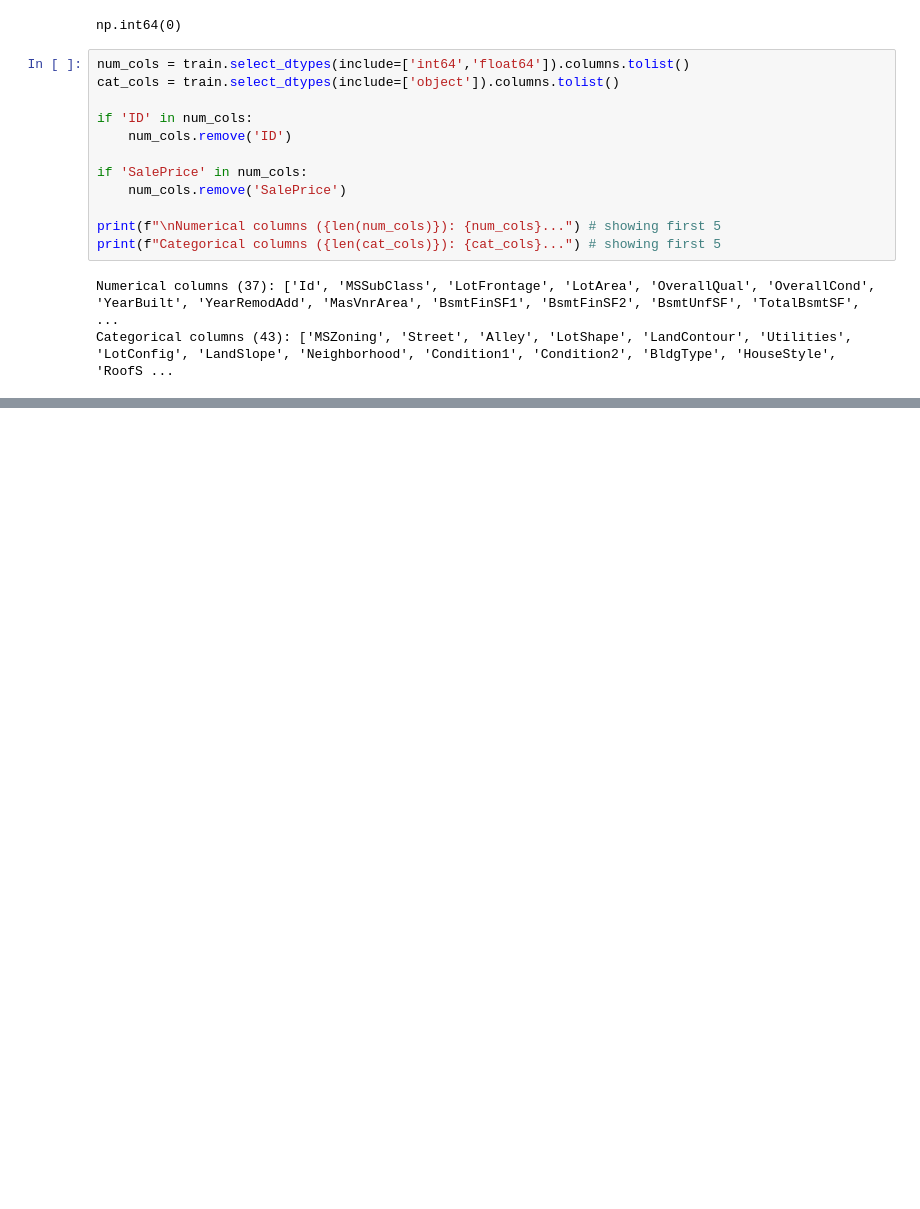
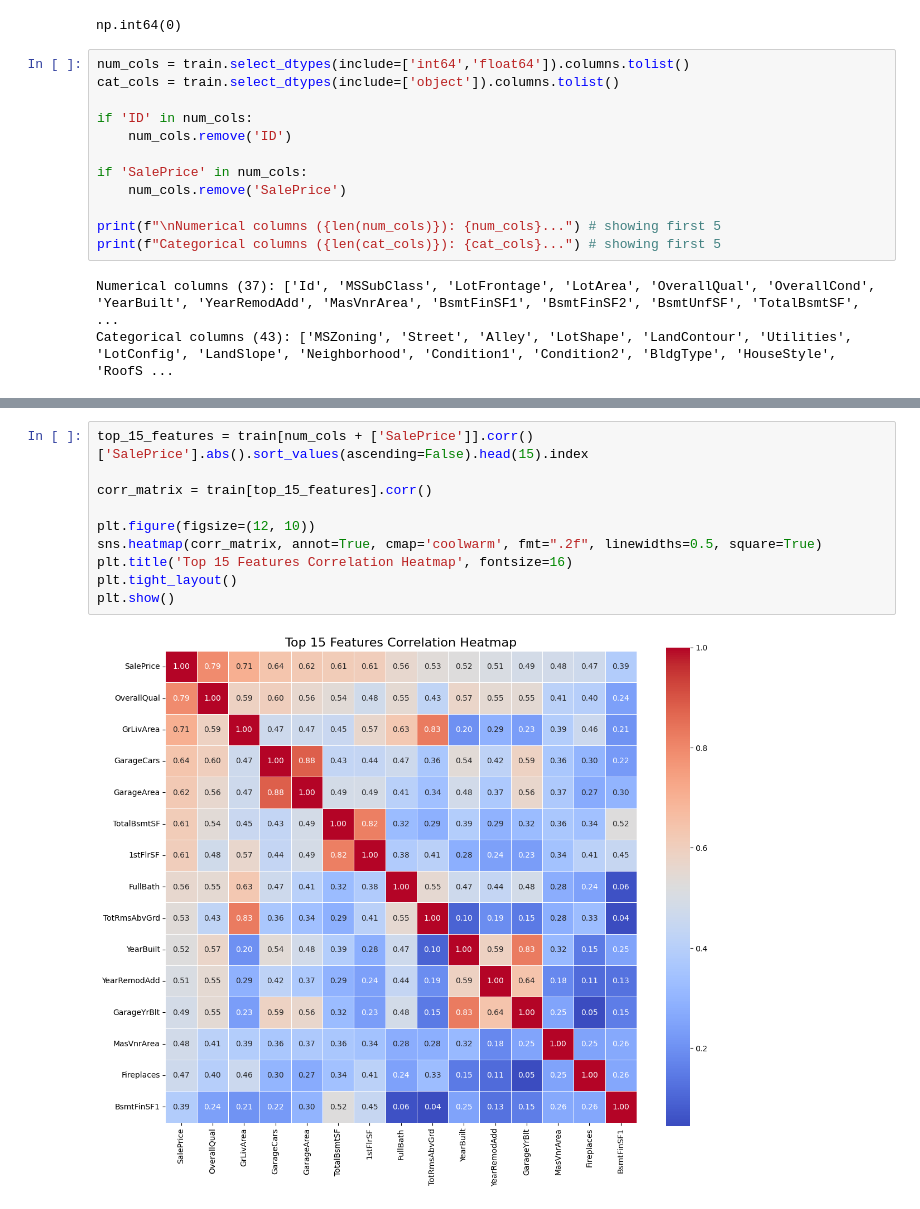
Before and after one commit to saidattaputta/HomeValue-AI, a Jupyter notebook: notebooks/01_EDA.ipynb, the cells around one changed output, grey strips where cells are left out. Cells and saved outputs as stored; diff of their text form; blank space fills up the shorter version.

```diff
--- a/notebooks/01_EDA.ipynb
+++ b/notebooks/01_EDA.ipynb
@@ -242,0 +287,12 @@ IndexError: too many indices for array: array is 1-dimensional, but 2 were index
+# %%
+top_15_features = train[num_cols + ['SalePrice']].corr()['SalePrice'].abs().sort_values(ascending=False).head(15).index
+
+corr_matrix = train[top_15_features].corr()
+
+plt.figure(figsize=(12, 10))
+sns.heatmap(corr_matrix, annot=True, cmap='coolwarm', fmt=".2f", linewidths=0.5, square=True)
+plt.title('Top 15 Features Correlation Heatmap', fontsize=16)
+plt.tight_layout()
+plt.show()
+# %% [output]
+[figure, added]
```
Also changed, not shown: parts of 5 cells of this notebook.
